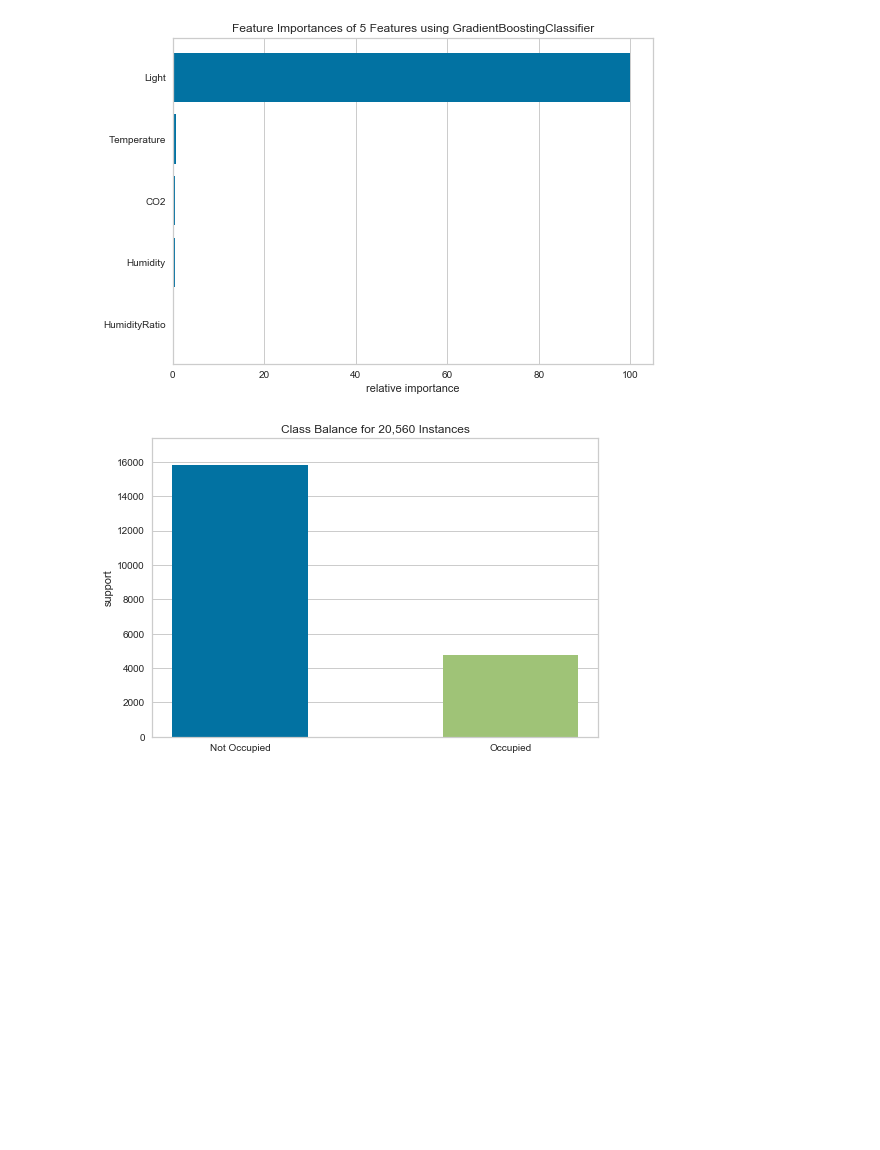
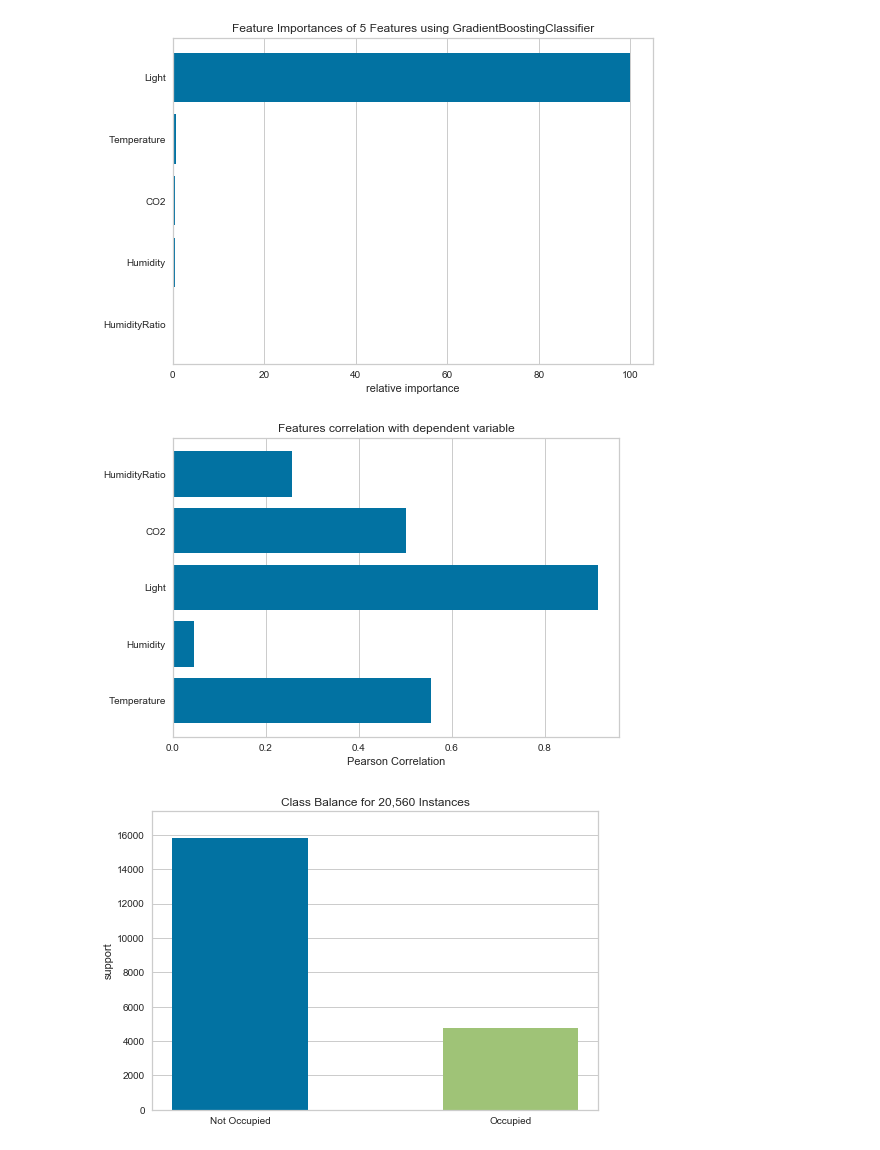
Before and after one commit to dshlai/room_occupancy_prediction, a Jupyter notebook: occupancy_prediction_eda.ipynb, the cells around one changed output. Saved outputs shown, nothing was run; the diff lists cells and outputs as text; code cells hidden in the pictures; blank space fills up the shorter version.

```diff
--- a/occupancy_prediction_eda.ipynb
+++ b/occupancy_prediction_eda.ipynb
@@ -99,6 +99,15 @@ viz.fit(X, y)
 viz.poof()
 # %% [output]
 [figure]
+# %%
+from yellowbrick.target import FeatureCorrelation
+
+feature_names = X.columns
+visualizer = FeatureCorrelation(labels=feature_names)
+visualizer.fit(X, y)
+visualizer.poof()
+# %% [output]
+[figure, added]
 # %%
 # Visualize Class balance
 from yellowbrick.target import ClassBalance
```
Also changed, not shown: parts of 1 cell of this notebook.
